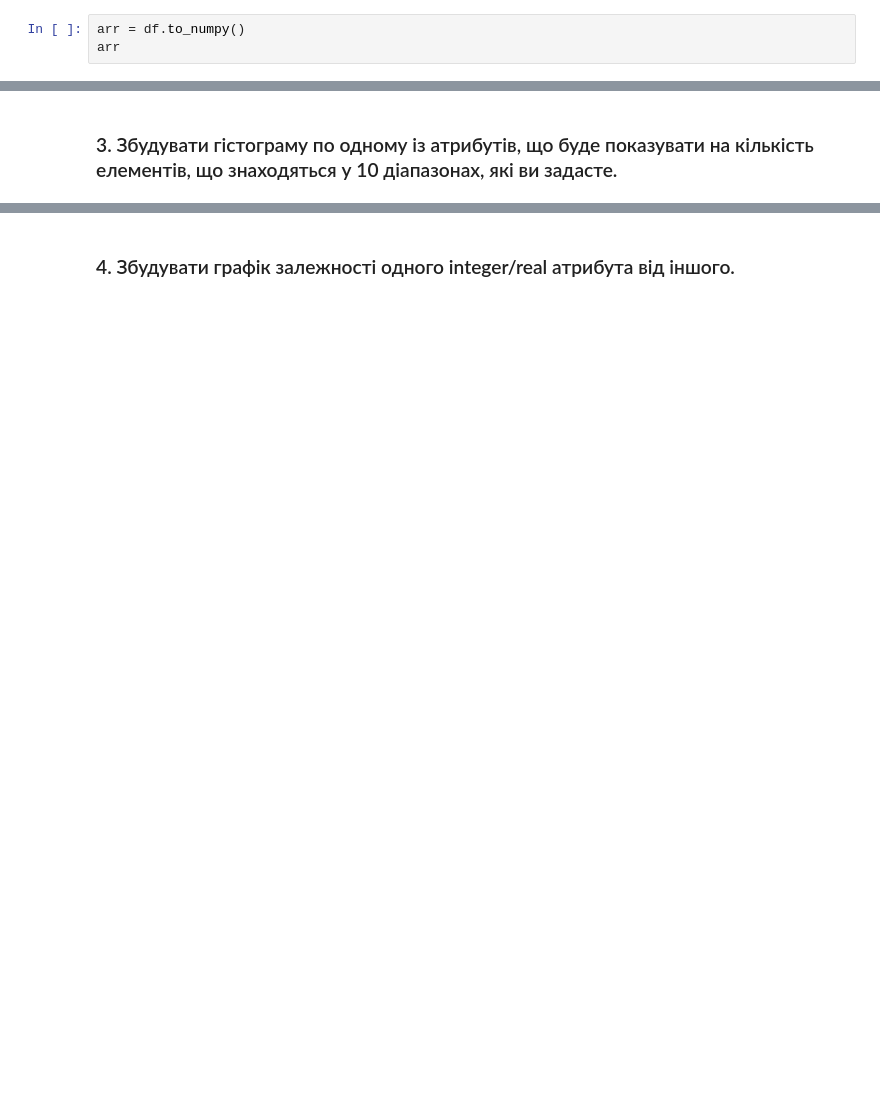
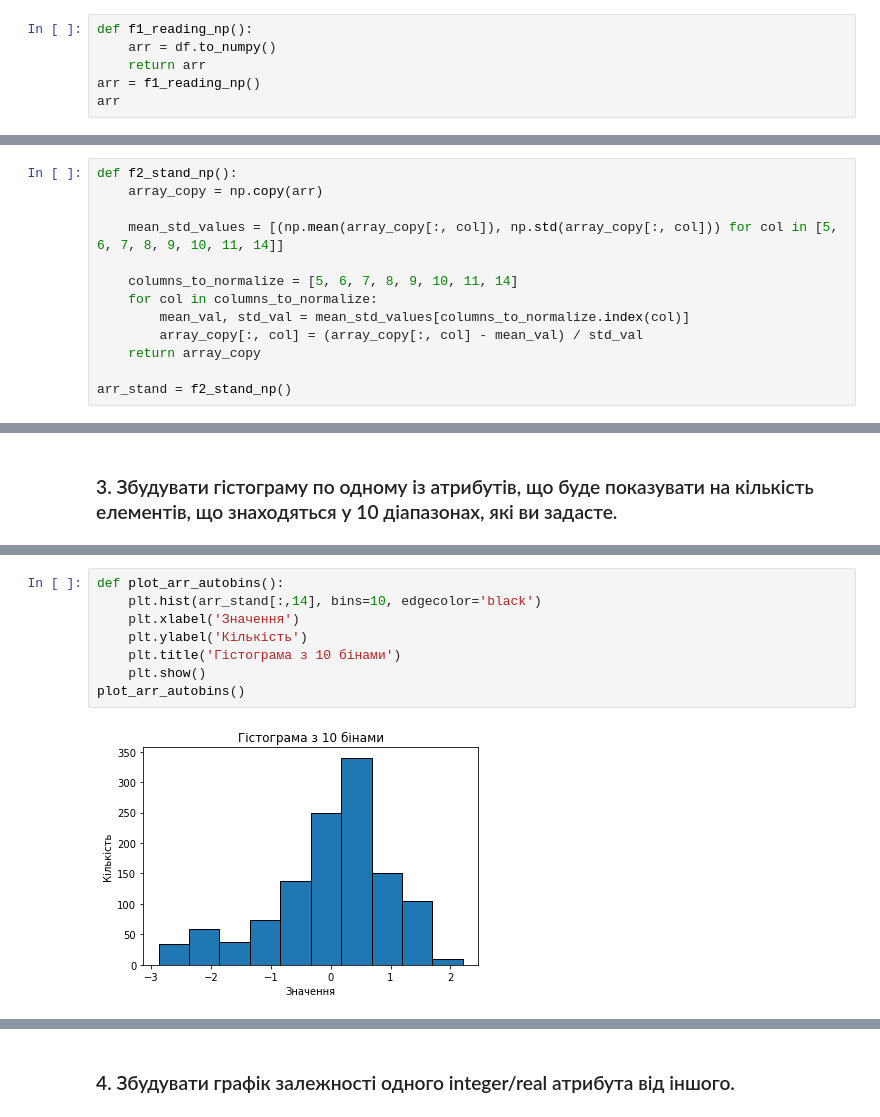
Before and after one commit to gre1wy/SpecialProgrammingSections, a Jupyter notebook: Lab3/Lab4_2.ipynb, the cells around one changed output, grey strips where cells are left out. Drawn from its saved outputs; the diff is of its cells as text; blank space fills up the shorter version.

```diff
--- a/Lab3/Lab4_2.ipynb
+++ b/Lab3/Lab4_2.ipynb
@@ -253,7 +303,10 @@ df
 # %% [markdown]
 ## Reading with numpy
 # %%
-arr = df.to_numpy()
+def f1_reading_np():
+    arr = df.to_numpy()
+    return arr
+arr = f1_reading_np()
 arr
 # %% [output]
 array([['1/1/2015', 'Quarter1', 'sweing', ..., 0, 59.0, 0.940725424],
@@ -410,0 +446,13 @@ df_stand
+# %%
+def f2_stand_np():
+    array_copy = np.copy(arr)
+
+    mean_std_values = [(np.mean(array_copy[:, col]), np.std(array_copy[:, col])) for col in [5, 6, 7, 8, 9, 10, 11, 14]]
+
+    columns_to_normalize = [5, 6, 7, 8, 9, 10, 11, 14]
+    for col in columns_to_normalize:
+        mean_val, std_val = mean_std_values[columns_to_normalize.index(col)]
+        array_copy[:, col] = (array_copy[:, col] - mean_val) / std_val
+    return array_copy
+
+arr_stand = f2_stand_np()
@@ -419,3 +500,13 @@ plt.show()
 # %% [output]
 [figure]
+# %%
+def plot_arr_autobins():
+    plt.hist(arr_stand[:,14], bins=10, edgecolor='black')
+    plt.xlabel('Значення')
+    plt.ylabel('Кількість')
+    plt.title('Гістограма з 10 бінами')
+    plt.show()
+plot_arr_autobins()
+# %% [output]
+[figure, added]
 # %%
```
Also changed, not shown: parts of 49 cells of this notebook.
